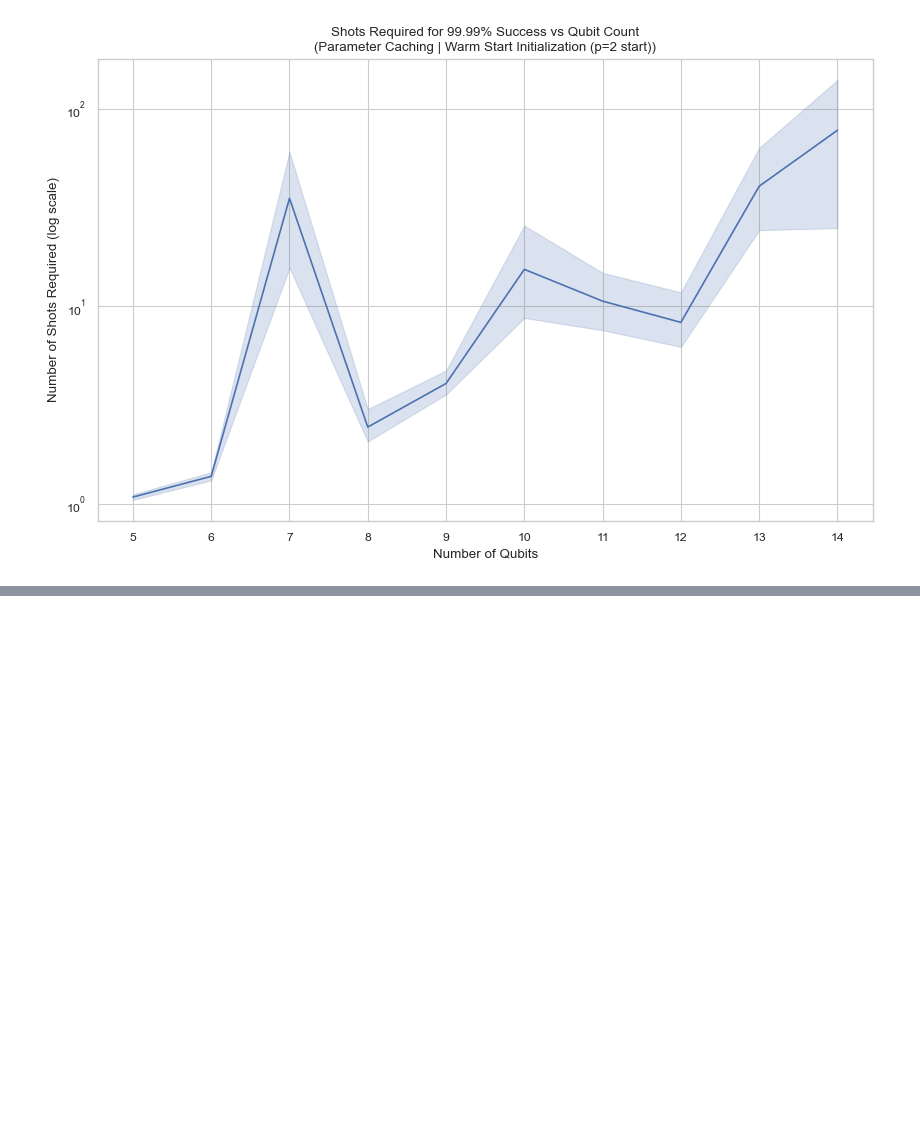
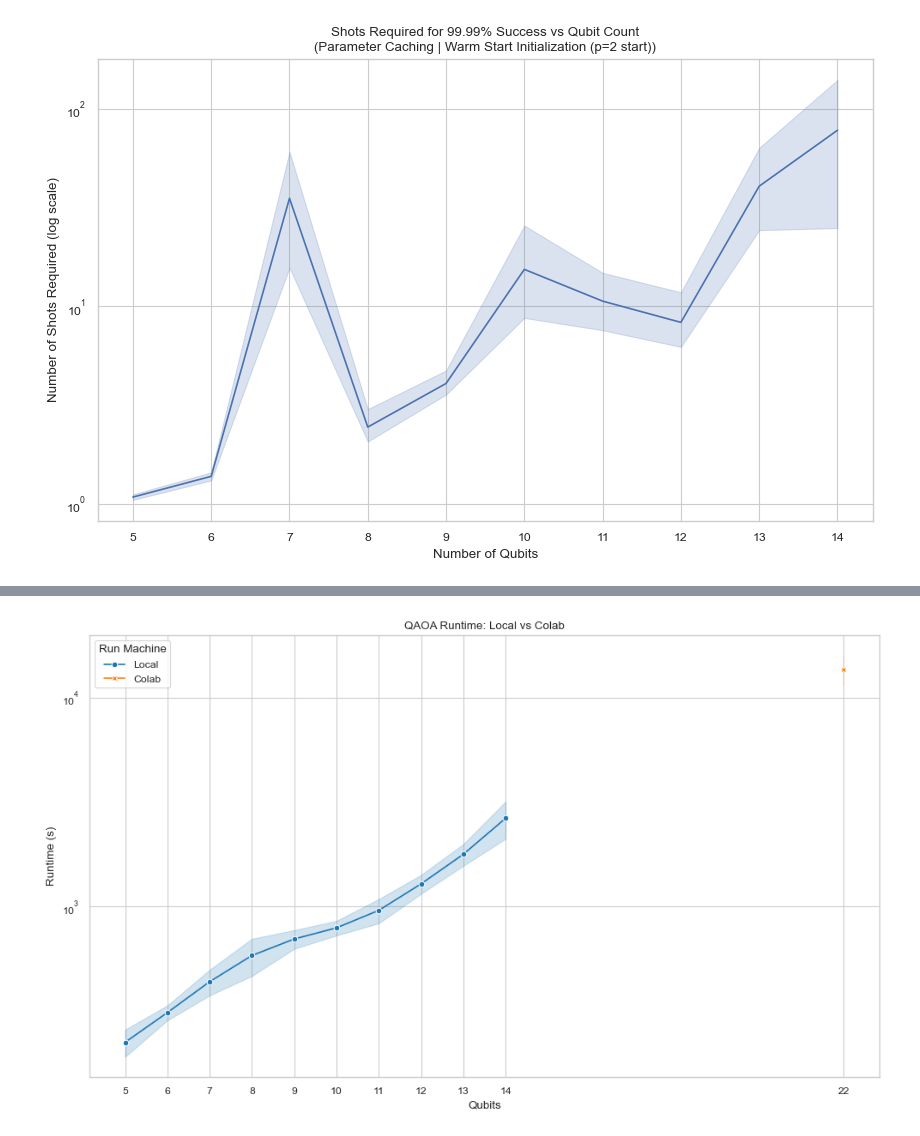
Before and after one commit to sebi-stewart/qml-protein-folding, a Jupyter notebook: plotting.ipynb, the cells around one changed output, grey strips where cells are left out. Cells and saved outputs as stored; diff of their text form; code cells hidden in the pictures; blank space fills up the shorter version.

```diff
--- a/plotting.ipynb
+++ b/plotting.ipynb
@@ -355,0 +352,44 @@ plt.savefig(f"plots/runtimes.svg", dpi=300, bbox_inches='tight')
+# %%
+local_runtimes = pd.read_pickle("qaoa_runtimes2.pkl").copy()
+colab_runtimes = pd.read_pickle("colab_runtimes.pkl").copy()
+
+# Label source machine
+local_runtimes["Run Machine"] = "Local"
+colab_runtimes["Run Machine"] = "Colab"
+
+# Combine
+all_runtimes = pd.concat([local_runtimes, colab_runtimes], ignore_index=True)
+
+# Defensive typing (helpful if notebook read types vary)
+all_runtimes["Qubits"] = pd.to_numeric(all_runtimes["Qubits"], errors="coerce")
+all_runtimes["Time (s)"] = pd.to_numeric(all_runtimes["Time (s)"], errors="coerce")
+all_runtimes = all_runtimes.dropna(subset=["Qubits", "Time (s)"])
+
+x_axis_vals = sorted(all_runtimes["Qubits"].unique())
+
+plt.figure(figsize=(10, 6))
+sns.lineplot(
+    data=all_runtimes,
+    x="Qubits",
+    y="Time (s)",
+    hue="Run Machine",          # different color per machine
+    style="Run Machine",        # optional: marker/line style per machine
+    markers=True,
+    dashes=False,
+    estimator="mean",           # average over repeated runs at same qubit count
+    errorbar="sd",
+    palette={"Local": "#1f77b4", "Colab": "#ff7f0e"},
+)
+
+plt.yscale('log')
+
+plt.xticks(x_axis_vals)
+plt.xlabel("Qubits")
+plt.ylabel("Runtime (s)")
+plt.title("QAOA Runtime: Local vs Colab")
+plt.legend(title="Run Machine")
+plt.tight_layout()
+plt.savefig("plots/local_vs_colab_runtimes.svg", dpi=300, bbox_inches="tight")
+plt.show()
+# %% [output]
+[figure, added]
```
Also changed, not shown: parts of 2 cells of this notebook, 3 other files.
